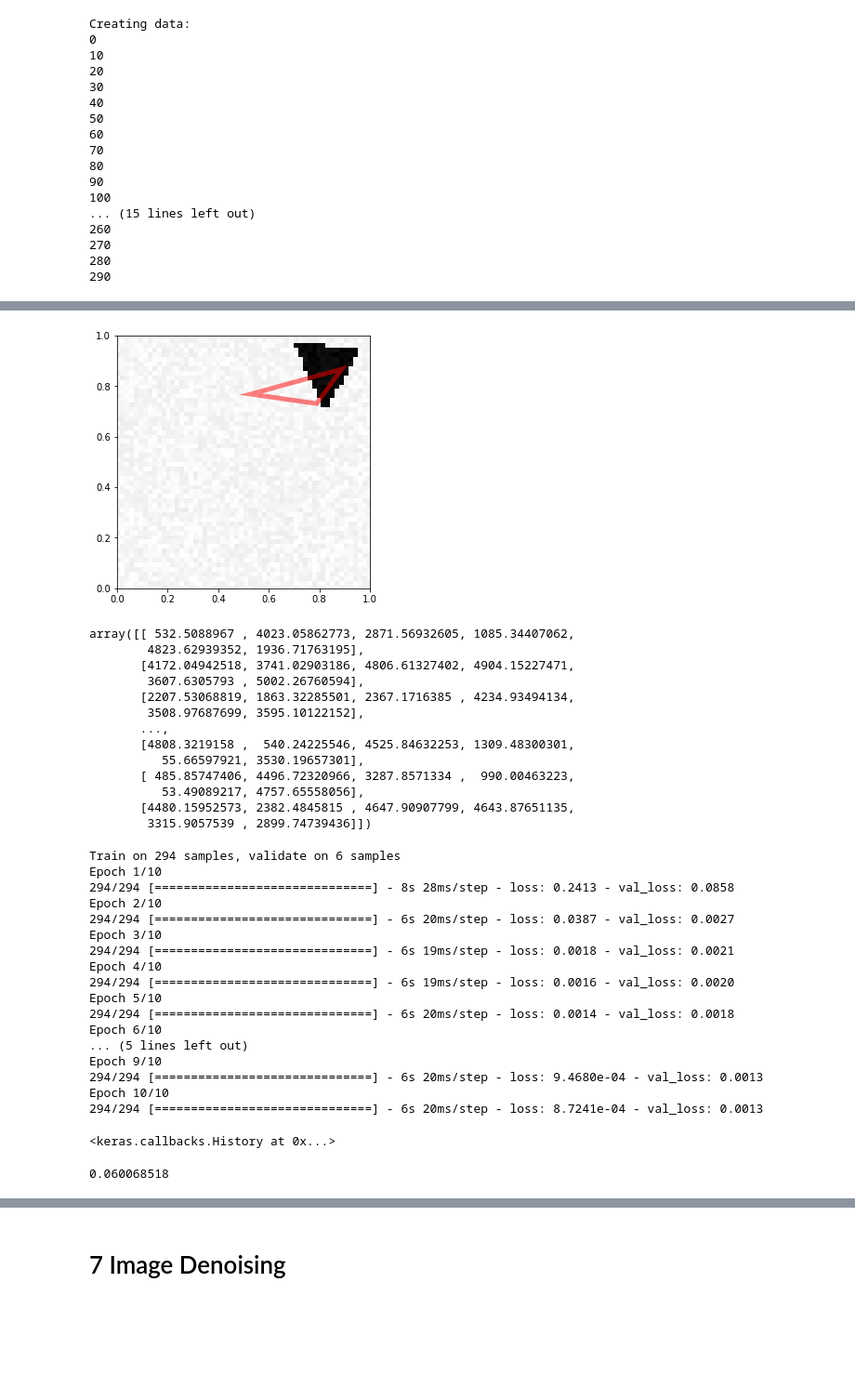
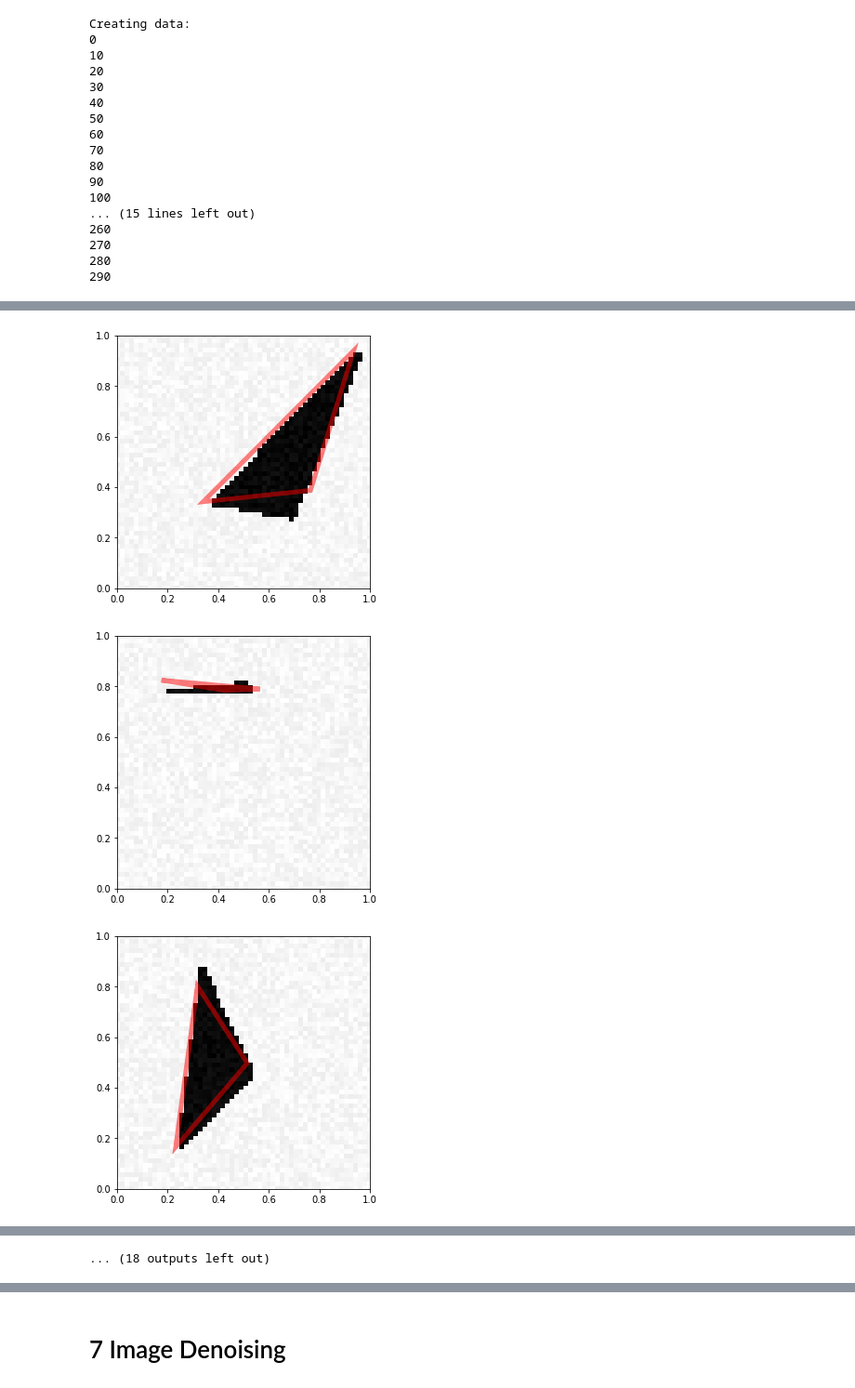
Before and after one commit to CharlesAuguste/MVA-MP1, a Jupyter notebook: MVA-MP1.ipynb, the cells around one changed output, grey strips where cells are left out. Shown at 93% size. Cells and saved outputs as stored; diff of their text form; code cells hidden in the pictures; blank space fills up the shorter version.

```diff
--- a/MVA-MP1.ipynb
+++ b/MVA-MP1.ipynb
@@ -411,7 +413,7 @@ X_train = X_train.reshape(X_train.shape[0], IMAGE_SIZE, IMAGE_SIZE, 1)
 X_test = X_test.reshape(X_test.shape[0], IMAGE_SIZE, IMAGE_SIZE, 1)
 # %%
 model = Sequential()
-model.add(Conv2D(16, (5, 5), activation='relu'))
+model.add(Conv2D(16, (5, 5), activation='relu', input_shape=X_train.shape[1:]))
 model.add(MaxPooling2D(pool_size=(2, 2)))
 model.add(Flatten())
 model.add(Dense(3))
@@ -499,3 +503,11 @@ Creating data:
 270
 280
 290
+# %%
+def reorder(array):
+    x1, y1, x2, y2, x3, y3 = array
+    theta1 = x1
+    theta2 = x2
+    theta3 = x3
+    _, list2 = zip(*sorted(zip([theta1, theta2, theta3], [[x1, y1], [x2, y2], [x3, y3]])))
+    return np.array(list2).reshape(-1)
@@ -572,21 +567,0 @@ visualize_prediction(X_train[0], Y_predictt[0])
-# %%
-# We visualize an image
-visualize_prediction(X_train[1], Y_predictt[1])
-# %% [output]
-[figure, removed]
-# %%
-Y_train * IMAGE_SIZE
-# %% [output]
-array([[ 532.5088967 , 4023.05862773, 2871.56932605, 1085.34407062,
-        4823.62939352, 1936.71763195],
-       [4172.04942518, 3741.02903186, 4806.61327402, 4904.15227471,
-        3607.6305793 , 5002.26760594],
-       [2207.53068819, 1863.32285501, 2367.1716385 , 4234.93494134,
-        3508.97687699, 3595.10122152],
-       ...,
-       [4808.3219158 ,  540.24225546, 4525.84632253, 1309.48300301,
-          55.66597921, 3530.19657301],
-       [ 485.85747406, 4496.72320966, 3287.8571334 ,  990.00463223,
-          53.49089217, 4757.65558056],
-       [4480.15952573, 2382.4845815 , 4647.90907799, 4643.87651135,
-        3315.9057539 , 2899.74739436]])
@@ -600,33 +568,9 @@ for y in Y_train:
-# %%
-model = Sequential()
-model.add(Conv2D(1, (4, 4), activation='relu'))
-model.add(Conv2D(3, (4, 4), activation='relu'))
-model.add(Flatten())
-model.add(Dense(5184))
-model.compile(optimizer="adam",
-              loss='mse')
-
-model.fit(X_train, X.reshape(300, -1), epochs=10, batch_size=32, validation_split = 0.02)
-# %% [output]
-Train on 294 samples, validate on 6 samples
-Epoch 1/10
-294/294 [==============================] - 8s 28ms/step - loss: 0.2413 - val_loss: 0.0858
-Epoch 2/10
-294/294 [==============================] - 6s 20ms/step - loss: 0.0387 - val_loss: 0.0027
-Epoch 3/10
-294/294 [==============================] - 6s 19ms/step - loss: 0.0018 - val_loss: 0.0021
-Epoch 4/10
-294/294 [==============================] - 6s 19ms/step - loss: 0.0016 - val_loss: 0.0020
-Epoch 5/10
-294/294 [==============================] - 6s 20ms/step - loss: 0.0014 - val_loss: 0.0018
-Epoch 6/10
-... (5 lines left out)
-Epoch 9/10
-294/294 [==============================] - 6s 20ms/step - loss: 9.4680e-04 - val_loss: 0.0013
-Epoch 10/10
-294/294 [==============================] - 6s 20ms/step - loss: 8.7241e-04 - val_loss: 0.0013
-<keras.callbacks.History at 0x...>
-# %%
-model.predict(X_train)[0].max()
-# %% [output]
-0.060068518
+# %%
+# We visualize the results on the test set.
+for i in range(30):
+    visualize_prediction(X_test[i], Y_predict[i])
+    plt.show()
+# %% [output]
+[figure, added]
+[figure, added]
+[figure, added]
@@ -632,0 +586 @@ model.predict(X_train)[0].max()
+... (18 outputs left out)
```
Also changed, not shown: parts of 30 cells of this notebook.
